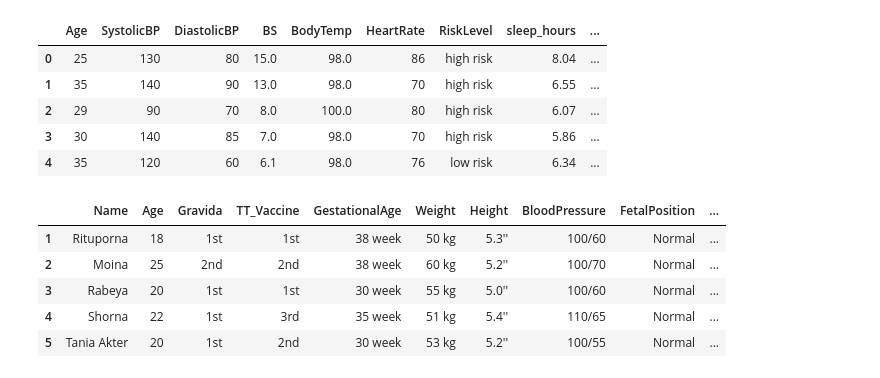
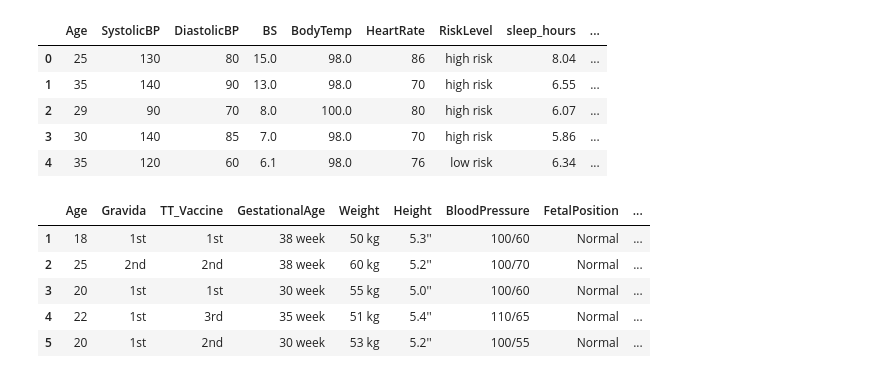
Before and after one commit to TakeASwing-420/maternal-health, a Jupyter notebook: mh.ipynb, the cells around one changed output. Cells and saved outputs as stored; diff of their text form; code cells hidden in the pictures.

```diff
--- a/mh.ipynb
+++ b/mh.ipynb
@@ -123,12 +127,12 @@ df2.head()
 | 3 | 30 | 140 | 85 | 7.0 | 98.0 | 70 | high risk | 5.86 | ... |
 | 4 | 35 | 120 | 60 | 6.1 | 98.0 | 76 | low risk | 6.34 | ... |
 # %%
-df1 = df1.drop(columns = ['Anemia', 'Jaundice', 'Urine_Albumin'])
+df1 = df1.drop(columns = ['Name', 'Anemia', 'Jaundice', 'Urine_Albumin', 'FetalMovement'])
 df1.head()
 # %% [output]
-|  | Name | Age | Gravida | TT_Vaccine | GestationalAge | Weight | Height | BloodPressure | FetalPosition | ... |
-| 1 | Rituporna | 18 | 1st | 1st | 38 week | 50 kg | 5.3'' | 100/60 | Normal | ... |
-| 2 | Moina | 25 | 2nd | 2nd | 38 week | 60 kg | 5.2'' | 100/70 | Normal | ... |
-| 3 | Rabeya | 20 | 1st | 1st | 30 week | 55 kg | 5.0'' | 100/60 | Normal | ... |
-| 4 | Shorna | 22 | 1st | 3rd | 35 week | 51 kg | 5.4'' | 110/65 | Normal | ... |
-| 5 | Tania Akter | 20 | 1st | 2nd | 30 week | 53 kg | 5.2'' | 100/55 | Normal | ... |
+|  | Age | Gravida | TT_Vaccine | GestationalAge | Weight | Height | BloodPressure | FetalPosition | ... |
+| 1 | 18 | 1st | 1st | 38 week | 50 kg | 5.3'' | 100/60 | Normal | ... |
+| 2 | 25 | 2nd | 2nd | 38 week | 60 kg | 5.2'' | 100/70 | Normal | ... |
+| 3 | 20 | 1st | 1st | 30 week | 55 kg | 5.0'' | 100/60 | Normal | ... |
+| 4 | 22 | 1st | 3rd | 35 week | 51 kg | 5.4'' | 110/65 | Normal | ... |
+| 5 | 20 | 1st | 2nd | 30 week | 53 kg | 5.2'' | 100/55 | Normal | ... |
```
Also changed, not shown: parts of 21 cells of this notebook, 1 other file.
